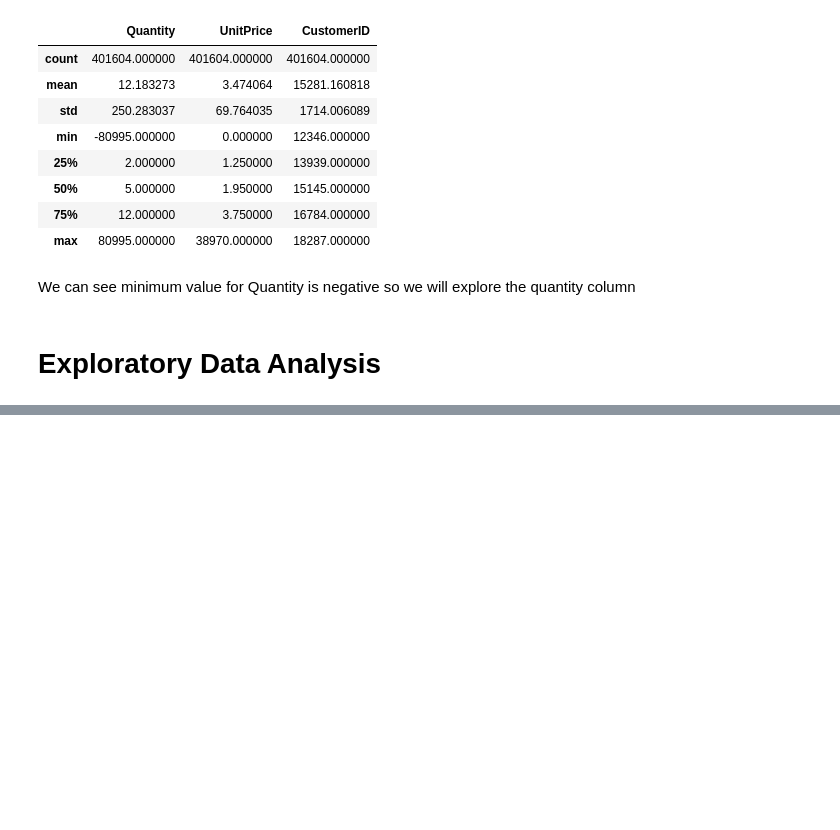
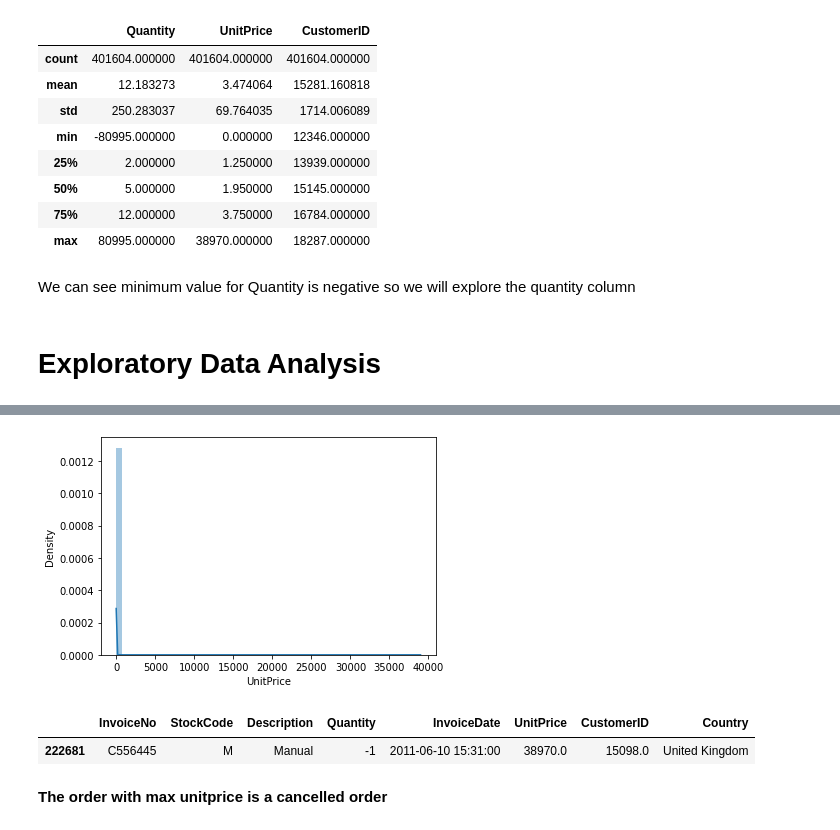
Before and after one commit to harishgawade1999/Online-Retail-Customer-Segmentation, a Jupyter notebook: Harish_Online_Retail_Customer_Segmentation_Capstone_Project.ipynb, the cells around one changed output, grey strips where cells are left out. Drawn from its saved outputs; the diff is of its cells as text; code cells hidden in the pictures; blank space fills up the shorter version.

```diff
--- a/Harish_Online_Retail_Customer_Segmentation_Capstone_Project.ipynb
+++ b/Harish_Online_Retail_Customer_Segmentation_Capstone_Project.ipynb
@@ -190,0 +268,11 @@ We can see minimum value for Quantity is negative so we will explore the quantit
+# %%
+sns.distplot(raw_data['UnitPrice']);
+# %% [output]
+[figure, added]
+# %%
+raw_data[raw_data['UnitPrice']==raw_data['UnitPrice'].max()]
+# %% [output]
+|  | InvoiceNo | StockCode | Description | Quantity | InvoiceDate | UnitPrice | CustomerID | Country |
+| 222681 | C556445 | M | Manual | -1 | 2011-06-10 15:31:00 | 38970.0 | 15098.0 | United Kingdom |
+# %% [markdown]
+**The order with max unitprice is a cancelled order**
```
Also changed, not shown: parts of 16 cells of this notebook.
